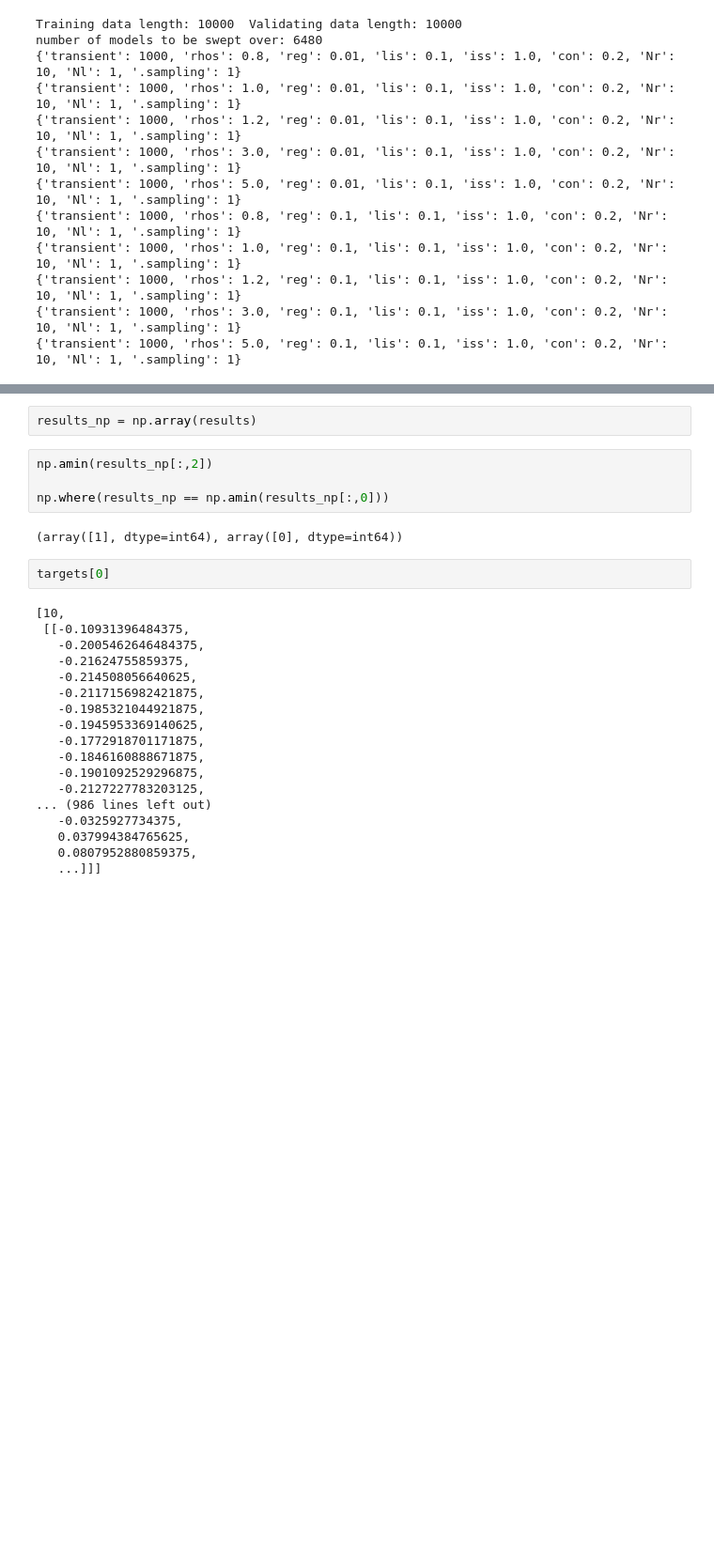
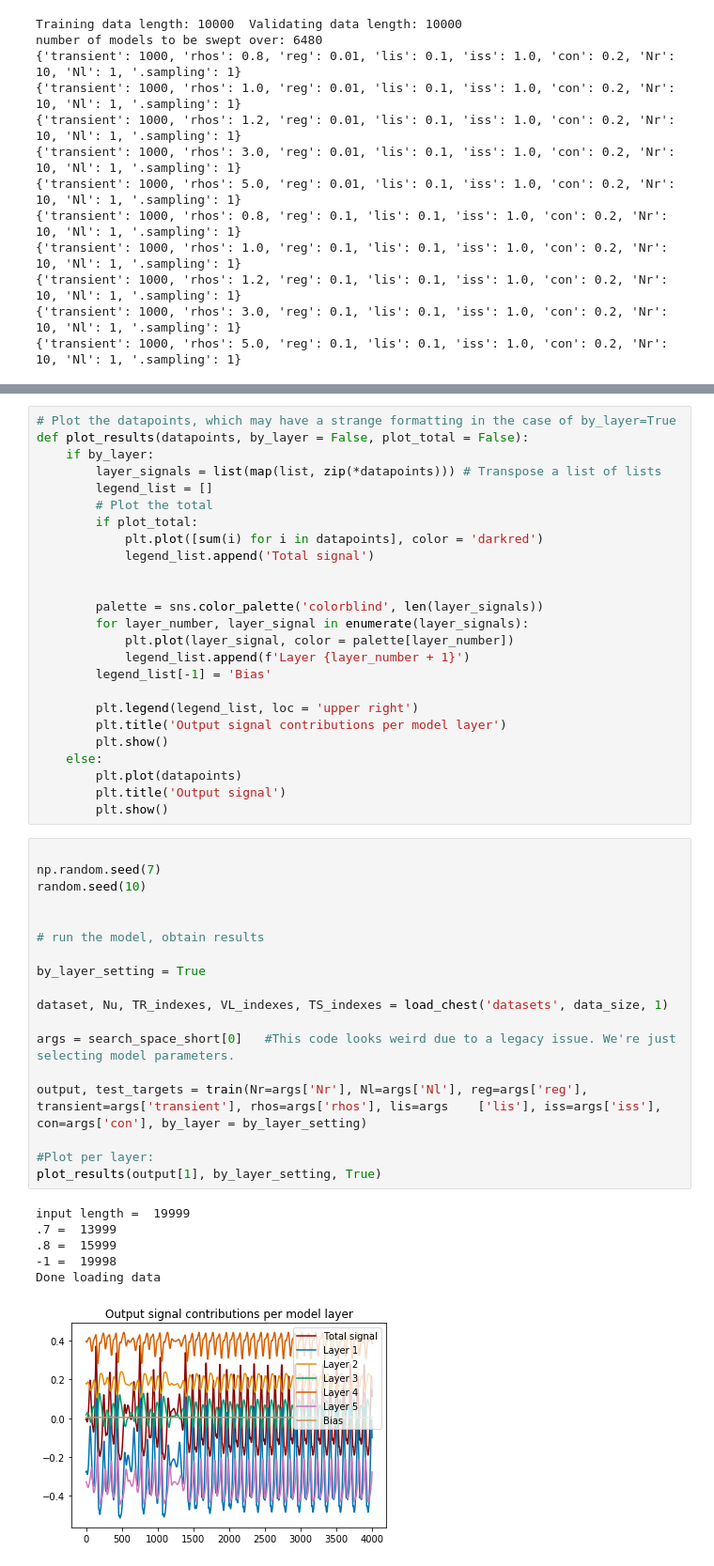
Before and after one commit to BorisWinter/Deep_ESN_Pedrelli, a Jupyter notebook: per_layer_plotting.ipynb, the cells around one changed output, grey strips where cells are left out. Shown at 94% size. Drawn from its saved outputs; the diff is of its cells as text; blank space fills up the shorter version.

Commit message:
prettied-up the code and plotting. Changes were made to DeepESN.py, but should not affect the functioning of anythingss

```diff
--- a/per_layer_plotting.ipynb
+++ b/per_layer_plotting.ipynb
@@ -301,28 +150,50 @@ plt.plot(results[5][1][:500])
-# %%
-results_np = np.array(results)
-# %%
-np.amin(results_np[:,2])
-
-np.where(results_np == np.amin(results_np[:,0]))
-# %% [output]
-(array([1], dtype=int64), array([0], dtype=int64))
-# %%
-targets[0]
-# %% [output]
-[10,
- [[-0.10931396484375,
-   -0.2005462646484375,
-   -0.21624755859375,
-   -0.214508056640625,
-   -0.2117156982421875,
-   -0.1985321044921875,
-   -0.1945953369140625,
-   -0.1772918701171875,
-   -0.1846160888671875,
-   -0.1901092529296875,
-   -0.2127227783203125,
-... (986 lines left out)
-   -0.0325927734375,
-   0.037994384765625,
-   0.0807952880859375,
-   ...]]]
+# %%
+# Plot the datapoints, which may have a strange formatting in the case of by_layer=True
+def plot_results(datapoints, by_layer = False, plot_total = False):
+    if by_layer:
+        layer_signals = list(map(list, zip(*datapoints))) # Transpose a list of lists
+        legend_list = []
+        # Plot the total
+        if plot_total:
+            plt.plot([sum(i) for i in datapoints], color = 'darkred')
+            legend_list.append('Total signal')
+
+
+        palette = sns.color_palette('colorblind', len(layer_signals))
+        for layer_number, layer_signal in enumerate(layer_signals):
+            plt.plot(layer_signal, color = palette[layer_number])
+            legend_list.append(f'Layer {layer_number + 1}')
+        legend_list[-1] = 'Bias'
+
+        plt.legend(legend_list, loc = 'upper right')
+        plt.title('Output signal contributions per model layer')
+        plt.show()
+    else:
+        plt.plot(datapoints)
+        plt.title('Output signal')
+        plt.show()
+# %%
+
+np.random.seed(7)
+random.seed(10)
+
+
+# run the model, obtain results
+
+by_layer_setting = True
+
+dataset, Nu, TR_indexes, VL_indexes, TS_indexes = load_chest('datasets', data_size, 1)
+
+args = search_space_short[0]   #This code looks weird due to a legacy issue. We're just selecting model parameters.
+
+output, test_targets = train(Nr=args['Nr'], Nl=args['Nl'], reg=args['reg'], transient=args['transient'], rhos=args['rhos'], lis=args    ['lis'], iss=args['iss'], con=args['con'], by_layer = by_layer_setting)
+
+#Plot per layer:
+plot_results(output[1], by_layer_setting, True)
+# %% [output]
+input length =  19999
+.7 =  13999
+.8 =  15999
+-1 =  19998
+Done loading data
+[figure, added]
```
Also changed, not shown: parts of 13 cells of this notebook, 1 other file.
